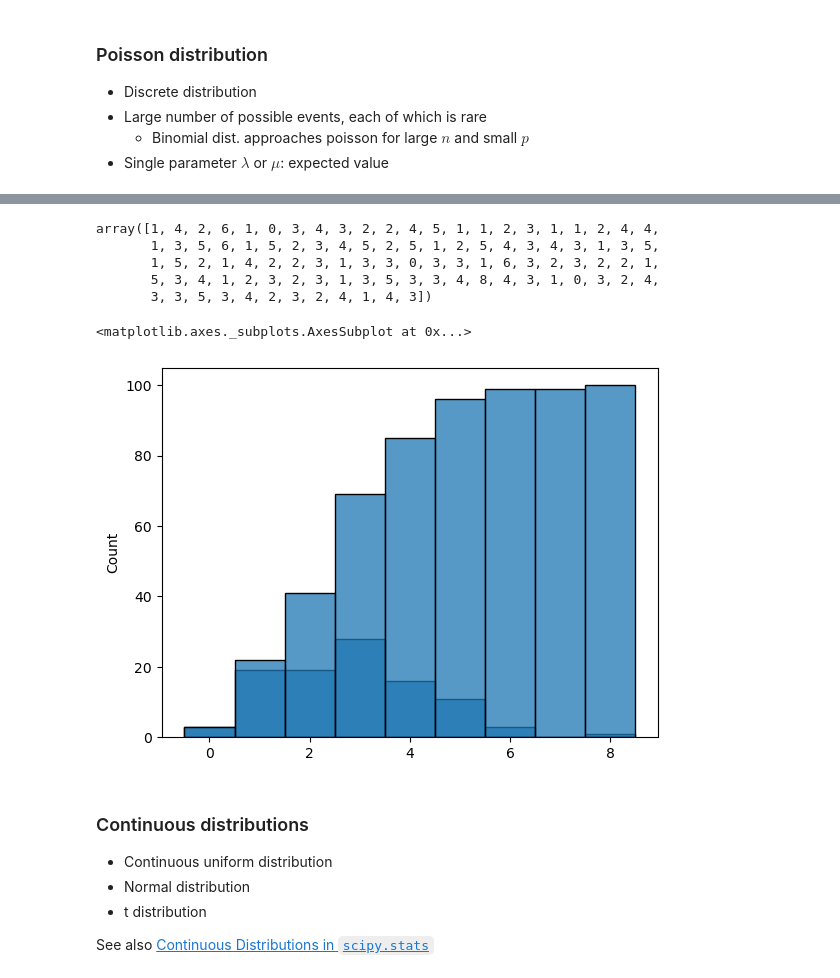
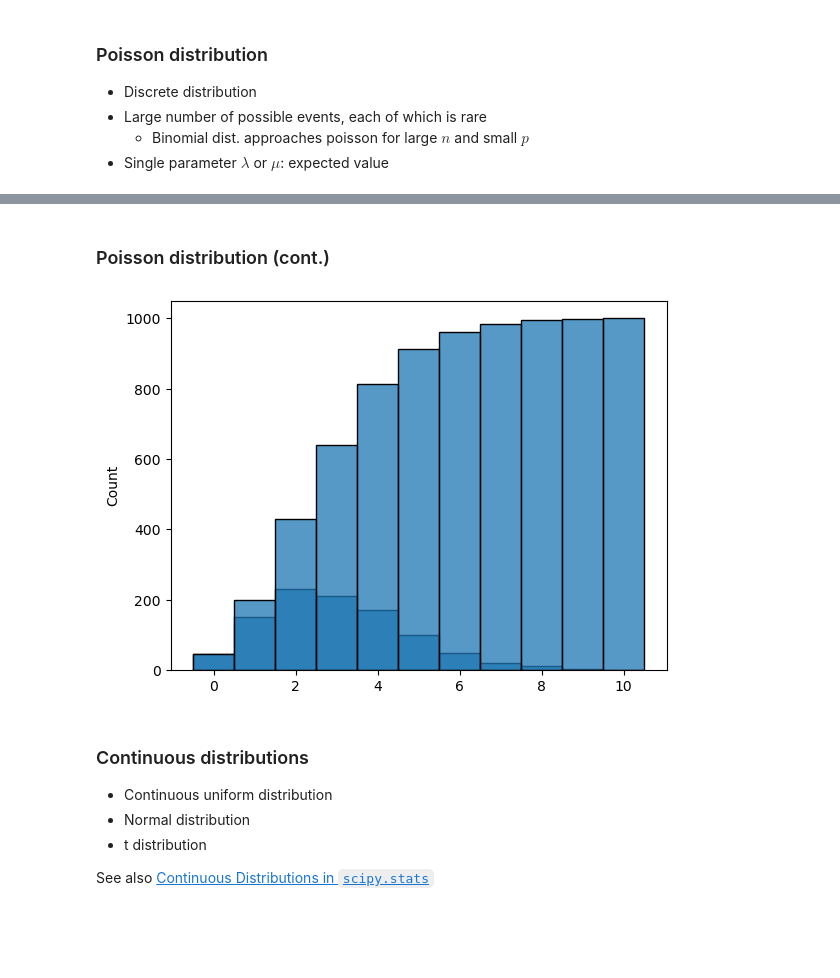
Before and after one commit to hielsnoppe/srh-tmda, a Jupyter notebook: slides/session5-1.ipynb, the cells around one changed output, grey strips where cells are left out. Saved outputs shown, nothing was run; the diff lists cells and outputs as text; code cells hidden in the pictures; blank space fills up the shorter version.

```diff
--- a/slides/session5-1.ipynb
+++ b/slides/session5-1.ipynb
@@ -154,18 +152,11 @@ sns.histplot(df, discrete=True); None
+# %% [markdown]
+### Poisson distribution (cont.)
 # %%
-values = stats.poisson.rvs(mu=3, size=100)
-values
+values = stats.poisson.rvs(mu=3, size=1000)
+sns.histplot(values, discrete=True)
+sns.histplot(values, discrete=True, cumulative=True); None
 # %% [output]
-array([1, 4, 2, 6, 1, 0, 3, 4, 3, 2, 2, 4, 5, 1, 1, 2, 3, 1, 1, 2, 4, 4,
-       1, 3, 5, 6, 1, 5, 2, 3, 4, 5, 2, 5, 1, 2, 5, 4, 3, 4, 3, 1, 3, 5,
-       1, 5, 2, 1, 4, 2, 2, 3, 1, 3, 3, 0, 3, 3, 1, 6, 3, 2, 3, 2, 2, 1,
-       5, 3, 4, 1, 2, 3, 2, 3, 1, 3, 5, 3, 3, 4, 8, 4, 3, 1, 0, 3, 2, 4,
-       3, 3, 5, 3, 4, 2, 3, 2, 4, 1, 4, 3])
+[figure, added]
-# %%
-sns.histplot(values, discrete=True)
-sns.histplot(values, discrete=True, cumulative=True)
-# %% [output]
-<matplotlib.axes._subplots.AxesSubplot at 0x...>
-[figure, removed]
 # %% [markdown]
 ### Continuous distributions
 
```
Also changed, not shown: parts of 21 cells of this notebook.
